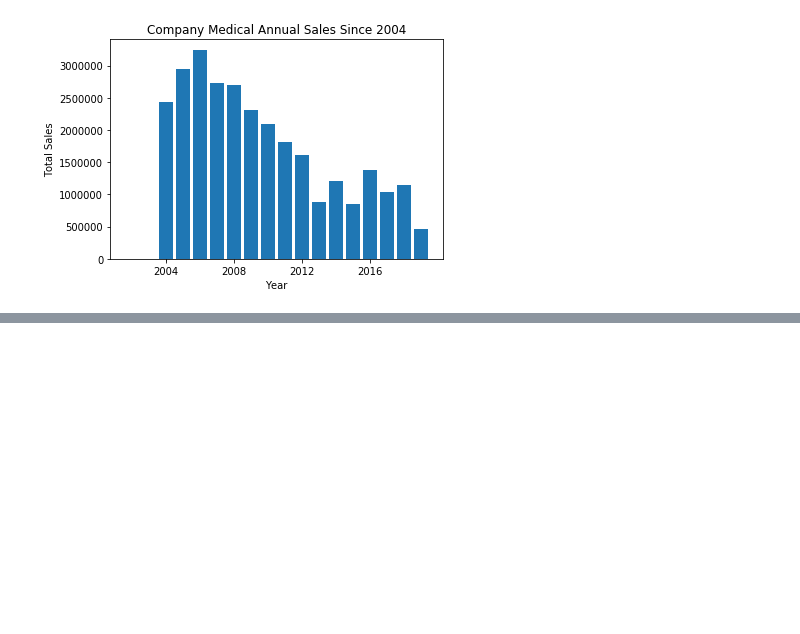
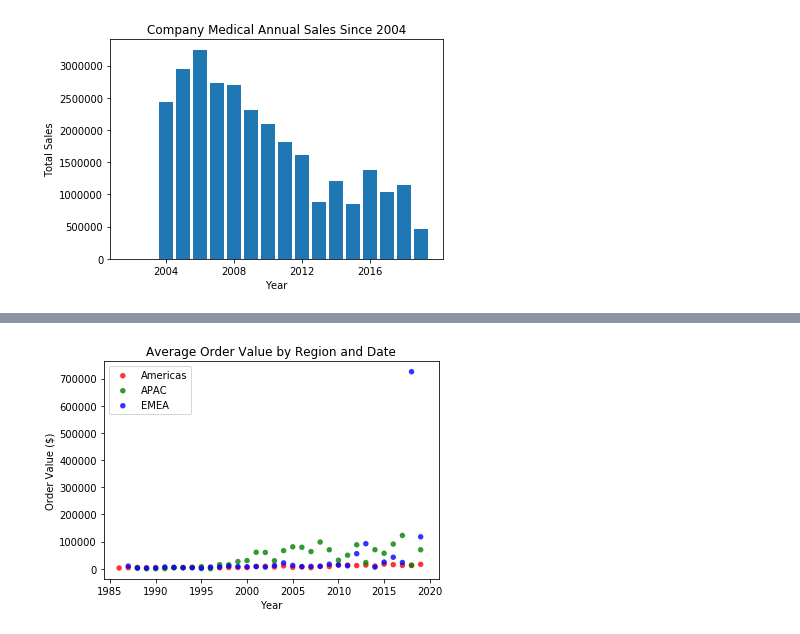
Before and after one commit to dhunterman/Springboard-5.2-Apply-Data-Storytelling, a Jupyter notebook: Data Storytelling.ipynb, the cells around one changed output, grey strips where cells are left out. Saved outputs shown, nothing was run; the diff lists cells and outputs as text; code cells hidden in the pictures; blank space fills up the shorter version.

```diff
--- a/Data Storytelling.ipynb
+++ b/Data Storytelling.ipynb
@@ -172,0 +271,35 @@ dfyeari
+# %%
+dfyear_i1 = dfyear_i.copy()
+# %%
+xyeari_am = list(dfyear_i1['Year'])
+xyeari_APAC = list(dfyear_i1['Year'])
+xyeari_EMEA = list(dfyear_i1['Year'])
+
+yyeari_am_o = list(dfyear_i1['Am $/Order'])
+yyeari_APAC_o = list(dfyear_i1['APAC $/Order'])
+yyeari_EMEA_o = list(dfyear_i1['EMEA $/Order'])
+#data.iloc[:,0]
+
+g1 = (xyeari_am, yyeari_am_o)
+g2 = (xyeari_APAC, yyeari_APAC_o)
+g3 = (xyeari_EMEA, yyeari_EMEA_o)
+
+data = (g1, g2, g3)
+colors = ("red", "green", "blue")
+groups = ("Americas", "APAC", "EMEA")
+
+# Create plot
+fig = plt.figure()
+ax = fig.add_subplot(1, 1, 1)
+
+for data, color, group in zip(data, colors, groups):
+    x, y = data
+    ax.scatter(x, y, alpha=0.8, c=color, edgecolors='none', s=30, label=group)
+
+plt.title('Average Order Value by Region and Date')
+plt.xlabel('Year')
+plt.ylabel('Order Value ($)')
+plt.legend(loc=2)
+plt.show()
+# %% [output]
+[figure, added]
```
Also changed, not shown: parts of 17 cells of this notebook, 2 other files.
